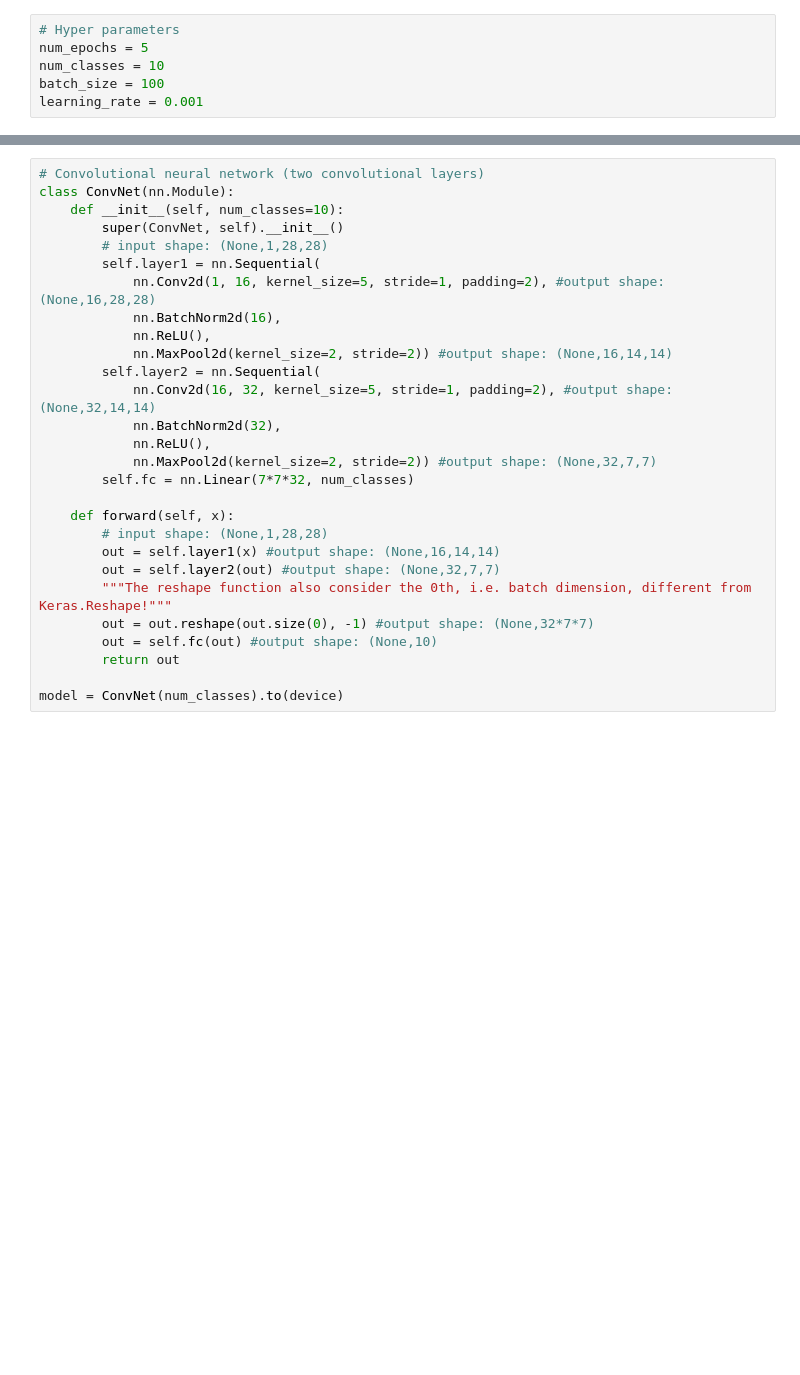
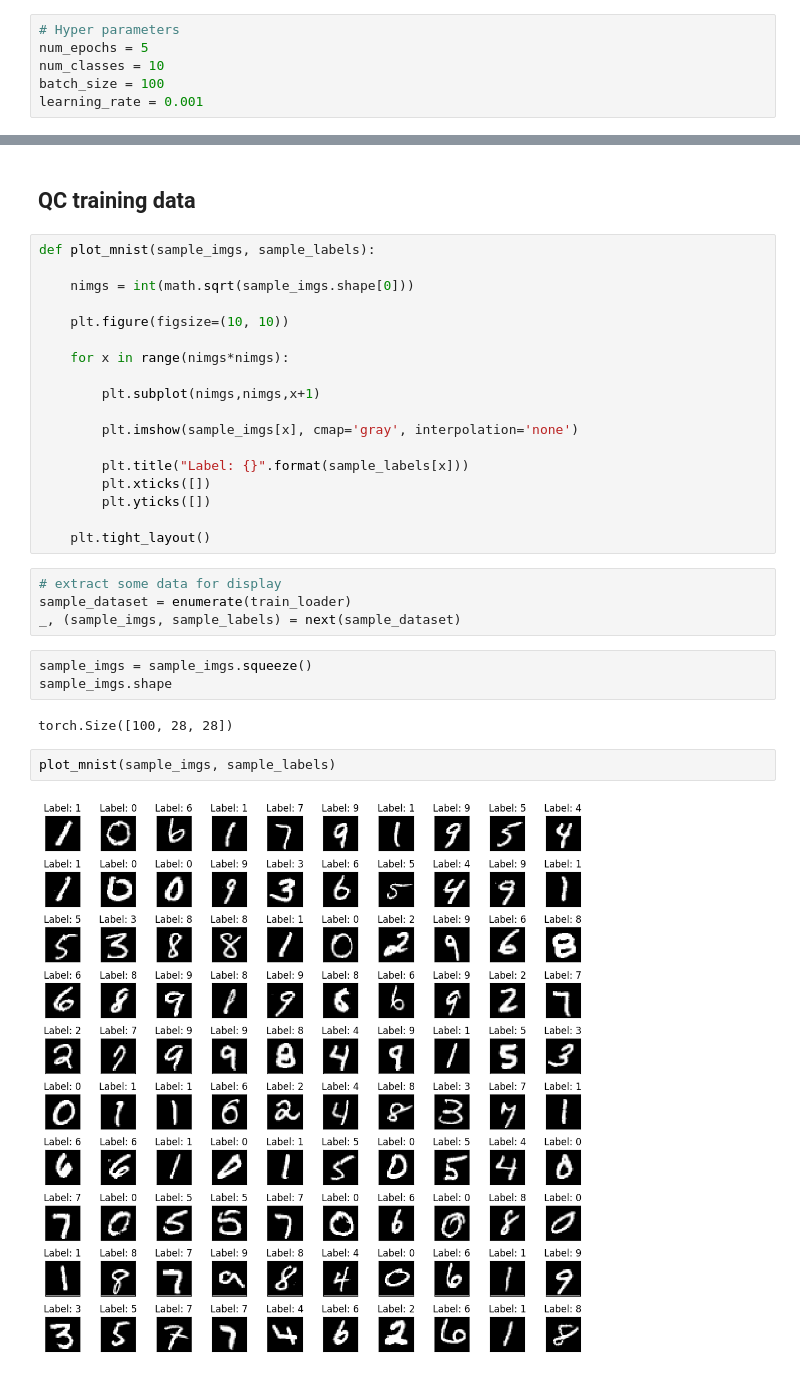
Before and after one commit to hongbozhou/deep_learning_101, a Jupyter notebook: pytorch-cnn-basic.ipynb, the cells around one changed output, grey strips where cells are left out. Drawn from its saved outputs; the diff is of its cells as text; blank space fills up the shorter version.

```diff
--- a/pytorch-cnn-basic.ipynb
+++ b/pytorch-cnn-basic.ipynb
@@ -85,28 +112,33 @@ plt.yticks([]);
-# %%
-# Convolutional neural network (two convolutional layers)
-class ConvNet(nn.Module):
-    def __init__(self, num_classes=10):
-        super(ConvNet, self).__init__()
-        # input shape: (None,1,28,28)
-        self.layer1 = nn.Sequential(
-            nn.Conv2d(1, 16, kernel_size=5, stride=1, padding=2), #output shape: (None,16,28,28)
-            nn.BatchNorm2d(16),
-            nn.ReLU(),
-            nn.MaxPool2d(kernel_size=2, stride=2)) #output shape: (None,16,14,14)
-        self.layer2 = nn.Sequential(
-            nn.Conv2d(16, 32, kernel_size=5, stride=1, padding=2), #output shape: (None,32,14,14)
-            nn.BatchNorm2d(32),
-            nn.ReLU(),
-            nn.MaxPool2d(kernel_size=2, stride=2)) #output shape: (None,32,7,7)
-        self.fc = nn.Linear(7*7*32, num_classes)
-
-    def forward(self, x):
-        # input shape: (None,1,28,28)
-        out = self.layer1(x) #output shape: (None,16,14,14)
-        out = self.layer2(out) #output shape: (None,32,7,7)
-        """The reshape function also consider the 0th, i.e. batch dimension, different from Keras.Reshape!"""
-        out = out.reshape(out.size(0), -1) #output shape: (None,32*7*7)
-        out = self.fc(out) #output shape: (None,10)
-        return out
-
-model = ConvNet(num_classes).to(device)
+# %% [markdown]
+## QC training data
+# %%
+def plot_mnist(sample_imgs, sample_labels):
+
+    nimgs = int(math.sqrt(sample_imgs.shape[0]))
+
+    plt.figure(figsize=(10, 10))
+
+    for x in range(nimgs*nimgs):
+
+        plt.subplot(nimgs,nimgs,x+1)
+
+        plt.imshow(sample_imgs[x], cmap='gray', interpolation='none')
+
+        plt.title("Label: {}".format(sample_labels[x]))
+        plt.xticks([])
+        plt.yticks([])
+
+    plt.tight_layout()
+# %%
+# extract some data for display
+sample_dataset = enumerate(train_loader)
+_, (sample_imgs, sample_labels) = next(sample_dataset)
+# %%
+sample_imgs = sample_imgs.squeeze()
+sample_imgs.shape
+# %% [output]
+torch.Size([100, 28, 28])
+# %%
+plot_mnist(sample_imgs, sample_labels)
+# %% [output]
+[figure, added]
```
Also changed, not shown: parts of 33 cells of this notebook, 6 other files.
